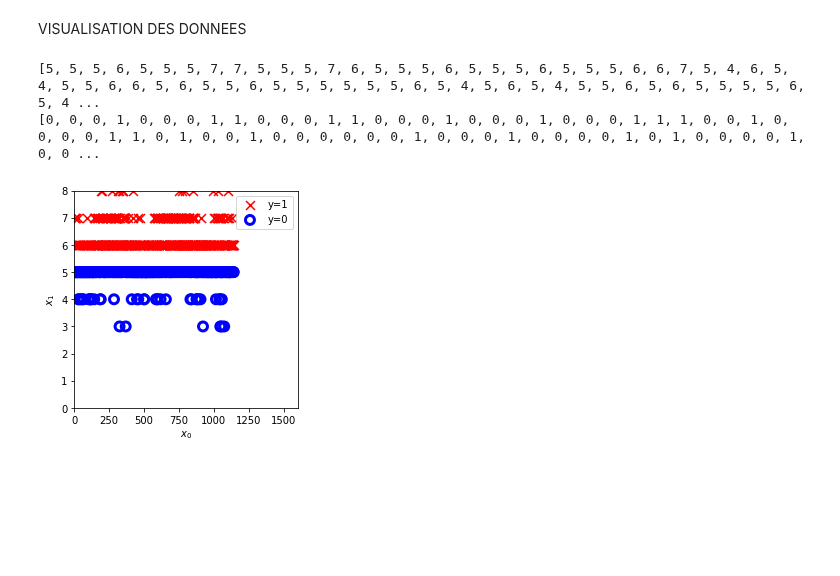
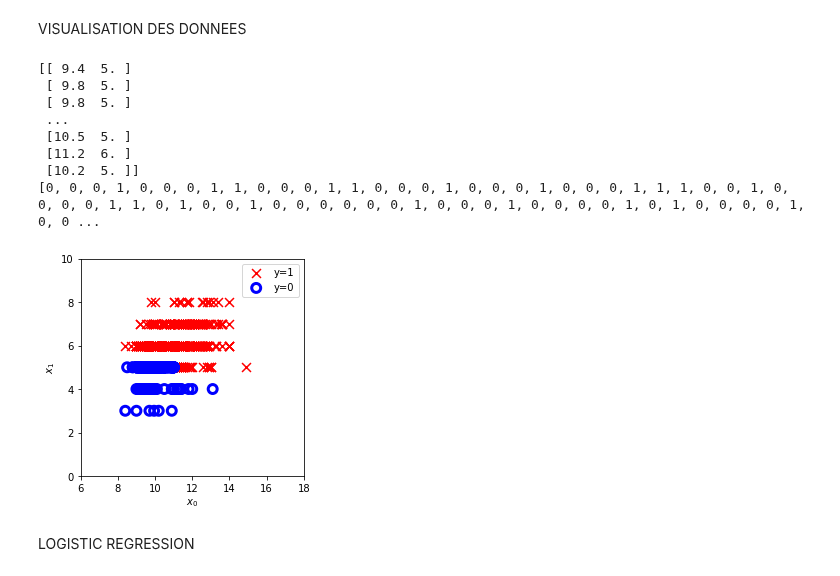
Before and after one commit to HenriS67/wineQualityPrediction, a Jupyter notebook: TPclassification.ipynb, the cells around one changed output. Cells and saved outputs as stored; diff of their text form; code cells hidden in the pictures; blank space fills up the shorter version.

```diff
--- a/TPclassification.ipynb
+++ b/TPclassification.ipynb
@@ -12,12 +31,13 @@ VISUALISATION DES DONNEES
 import numpy as np
 import matplotlib.pyplot as plt
 
-d=df["quality"]
-x=[]
+d=[df["alcohol"],df["quality"]]
+
+x=np.transpose(np.matrix(d))
 y=[]
-for loop in range(len(d)):
-    x.append(d[loop])
-    if(d[loop]>5):
+for loop in range(len(x)):
+    #on considère comme bon un vin dont alcohol + qualité^2 > 11+5^2
+    if(x[loop,0]+x[loop,1]*x[loop,1]>11+5*5):
         y.append(1)
     else:
         y.append(0)
@@ -25,7 +45,13 @@ for loop in range(len(d)):
 print(x)
 print(y)
 # %% [output]
-[5, 5, 5, 6, 5, 5, 5, 7, 7, 5, 5, 5, 7, 6, 5, 5, 5, 6, 5, 5, 5, 6, 5, 5, 5, 6, 6, 7, 5, 4, 6, 5, 4, 5, 5, 6, 6, 5, 6, 5, 5, 6, 5, 5, 5, 5, 5, 5, 6, 5, 4, 5, 6, 5, 4, 5, 5, 6, 5, 6, 5, 5, 5, 5, 6, 5, 4 ...
+[[ 9.4  5. ]
+ [ 9.8  5. ]
+ [ 9.8  5. ]
+ ...
+ [10.5  5. ]
+ [11.2  6. ]
+ [10.2  5. ]]
 [0, 0, 0, 1, 0, 0, 0, 1, 1, 0, 0, 0, 1, 1, 0, 0, 0, 1, 0, 0, 0, 1, 0, 0, 0, 1, 1, 1, 0, 0, 1, 0, 0, 0, 0, 1, 1, 0, 1, 0, 0, 1, 0, 0, 0, 0, 0, 0, 1, 0, 0, 0, 1, 0, 0, 0, 0, 1, 0, 1, 0, 0, 0, 0, 1, 0, 0 ...
 # %%
 def plot_data(X, y, ax, pos_label="y=1", neg_label="y=0", s=80, loc='best' ):
@@ -37,11 +63,11 @@ def plot_data(X, y, ax, pos_label="y=1", neg_label="y=0", s=80, loc='best' ):
     idneg=[]
     for loop in range(len(y)):
         if(y[loop]==1):
-            idpos.append(loop)
-            pos.append(X[loop])
+            idpos.append(X[loop,0])
+            pos.append(X[loop,1])
         else:
-            idneg.append(loop)
-            neg.append(X[loop])
+            idneg.append(X[loop,0])
+            neg.append(X[loop,1])
 
     # Plot examples
     ax.scatter(idpos, pos, marker='x', s=s, c = 'red', label=pos_label)
@@ -54,12 +80,14 @@ def plot_data(X, y, ax, pos_label="y=1", neg_label="y=0", s=80, loc='best' ):
 # %%
 
 
 fig,ax = plt.subplots(1,1,figsize=(4,4))
 plot_data(x, y, ax)
 
-ax.axis([0, 1600, 0, 8])
+ax.axis([6, 18, 0, 10])
 ax.set_ylabel('$x_1$')
 ax.set_xlabel('$x_0$')
 plt.show()
 # %% [output]
-[figure, old version]
+[figure, new version]
+# %% [markdown]
+LOGISTIC REGRESSION
```
Also changed, not shown: parts of 5 cells of this notebook.
